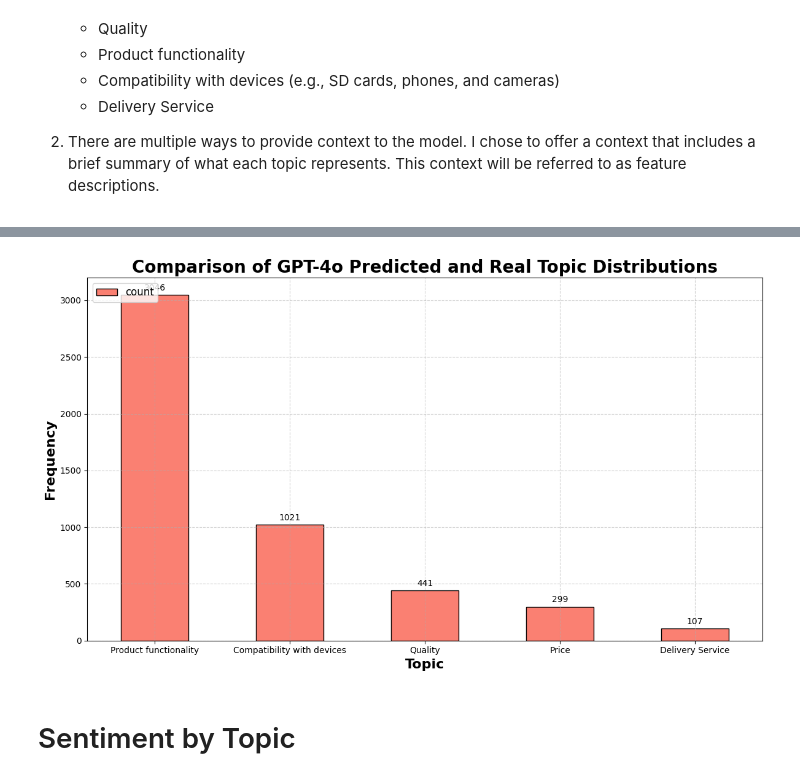
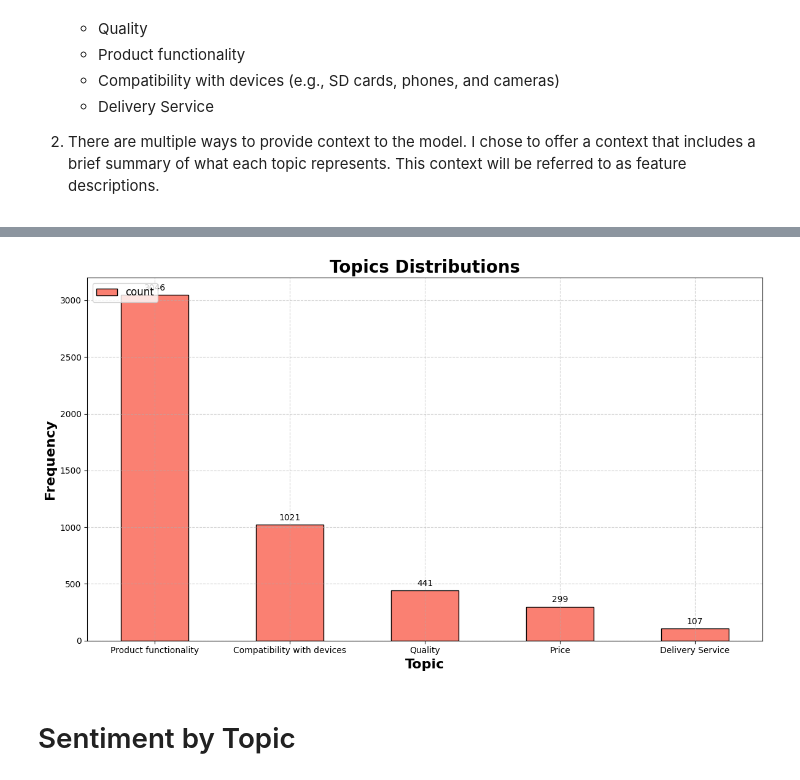
Before and after one commit to MaiconKevyn/amazon-feedback-analysis, a Jupyter notebook: intro.ipynb, the cells around one changed output, grey strips where cells are left out. Drawn from its saved outputs; the diff is of its cells as text; code cells hidden in the pictures.

Commit message:
update for better understanding

```diff
--- a/intro.ipynb
+++ b/intro.ipynb
@@ -543,24 +532,22 @@ df['deberta_topics'] = df['processed_comment'].progress_apply(lambda x: get_topi
 # %%
 real_topic_counts = df['deberta_topics'].value_counts()
 
-# Create a grouped bar plot
 fig, ax = plt.subplots(figsize=(12, 7))
 bars = real_topic_counts.plot(kind='bar', ax=ax, color=['salmon'], edgecolor='black')
-ax.set_title('Comparison of GPT-4o Predicted and Real Topic Distributions', fontsize=20, fontweight='bold')
+ax.set_title('Topics Distributions', fontsize=20, fontweight='bold')
 ax.set_xlabel('Topic', fontsize=16, fontweight='bold')
 ax.set_ylabel('Frequency', fontsize=16, fontweight='bold')
 ax.tick_params(axis='x', rotation=0)
 ax.grid(True, linestyle='--', alpha=0.6)
 
-# Annotate each individual bar with its count
 for container in bars.containers:
-    ax.bar_label(container, fmt='%.0f', padding=3)  # Using padding for better spacing from the bar top
+    ax.bar_label(container, fmt='%.0f', padding=3)
 
 plt.legend(fontsize='large', title_fontsize='16', loc='upper left')
 plt.tight_layout()
 plt.show()
 # %% [output]
-[figure, old version]
+[figure, new version]
 # %% [markdown]
 # Sentiment by Topic
 # %%
```
Also changed, not shown: parts of 34 cells of this notebook, 2 other files.
